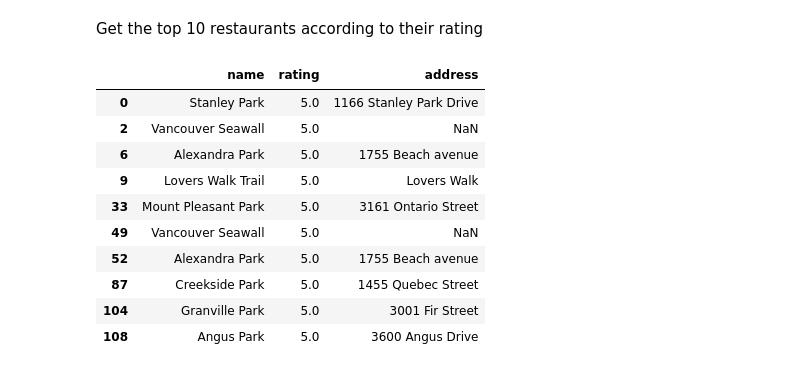
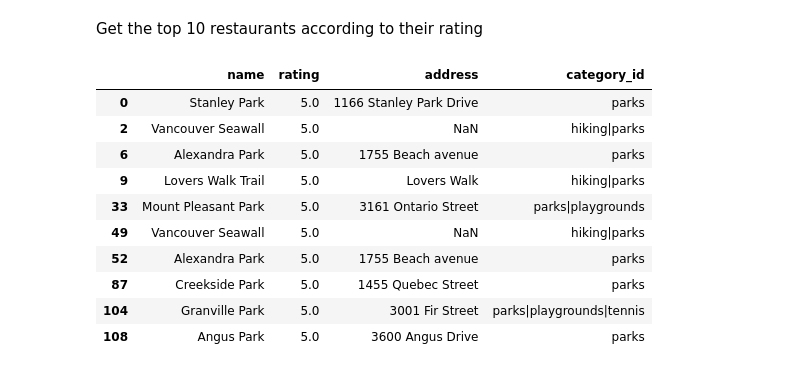
Before and after one commit to jtwleung/Project-Statistical-Modelling-with-Python, a Jupyter notebook: notebooks/yelp_foursquare_EDA.ipynb, the cells around one changed output. Saved outputs shown, nothing was run; the diff lists cells and outputs as text; code cells hidden in the pictures.

```diff
--- a/notebooks/yelp_foursquare_EDA.ipynb
+++ b/notebooks/yelp_foursquare_EDA.ipynb
@@ -619,22 +634,22 @@ Get the top 10 restaurants according to their rating
 # %%
 # Presuming this is using the Yelp dataset because Foursquare does not provide ratings.
 
 # I did not pull restaurants using Yelp because for my locations, most API calls were "maxing out" on numbers of even "coffee shops" being returned (more than 50),
 # and hence did not think it would be accurate/useful for building a statistical model.
 
 # I will answer your question getting Top 10 Parks according to their rating!
 
 parks_filter = yelp_df['category_id'].str.contains('parks')
-yelp_df[parks_filter].nlargest(10, 'rating')[['name', 'rating', 'address']]
+yelp_df[parks_filter].nlargest(10, 'rating')[['name', 'rating', 'address', 'category_id']]
 # %% [output]
-|  | name | rating | address |
-| 0 | Stanley Park | 5.0 | 1166 Stanley Park Drive |
-| 2 | Vancouver Seawall | 5.0 | NaN |
-| 6 | Alexandra Park | 5.0 | 1755 Beach avenue |
-| 9 | Lovers Walk Trail | 5.0 | Lovers Walk |
-| 33 | Mount Pleasant Park | 5.0 | 3161 Ontario Street |
-| 49 | Vancouver Seawall | 5.0 | NaN |
-| 52 | Alexandra Park | 5.0 | 1755 Beach avenue |
-| 87 | Creekside Park | 5.0 | 1455 Quebec Street |
-| 104 | Granville Park | 5.0 | 3001 Fir Street |
-| 108 | Angus Park | 5.0 | 3600 Angus Drive |
+|  | name | rating | address | category_id |
+| 0 | Stanley Park | 5.0 | 1166 Stanley Park Drive | parks |
+| 2 | Vancouver Seawall | 5.0 | NaN | hiking|parks |
+| 6 | Alexandra Park | 5.0 | 1755 Beach avenue | parks |
+| 9 | Lovers Walk Trail | 5.0 | Lovers Walk | hiking|parks |
+| 33 | Mount Pleasant Park | 5.0 | 3161 Ontario Street | parks|playgrounds |
+| 49 | Vancouver Seawall | 5.0 | NaN | hiking|parks |
+| 52 | Alexandra Park | 5.0 | 1755 Beach avenue | parks |
+| 87 | Creekside Park | 5.0 | 1455 Quebec Street | parks |
+| 104 | Granville Park | 5.0 | 3001 Fir Street | parks|playgrounds|tennis |
+| 108 | Angus Park | 5.0 | 3600 Angus Drive | parks |
```
Also changed, not shown: parts of 4 cells of this notebook, 8 other files.
